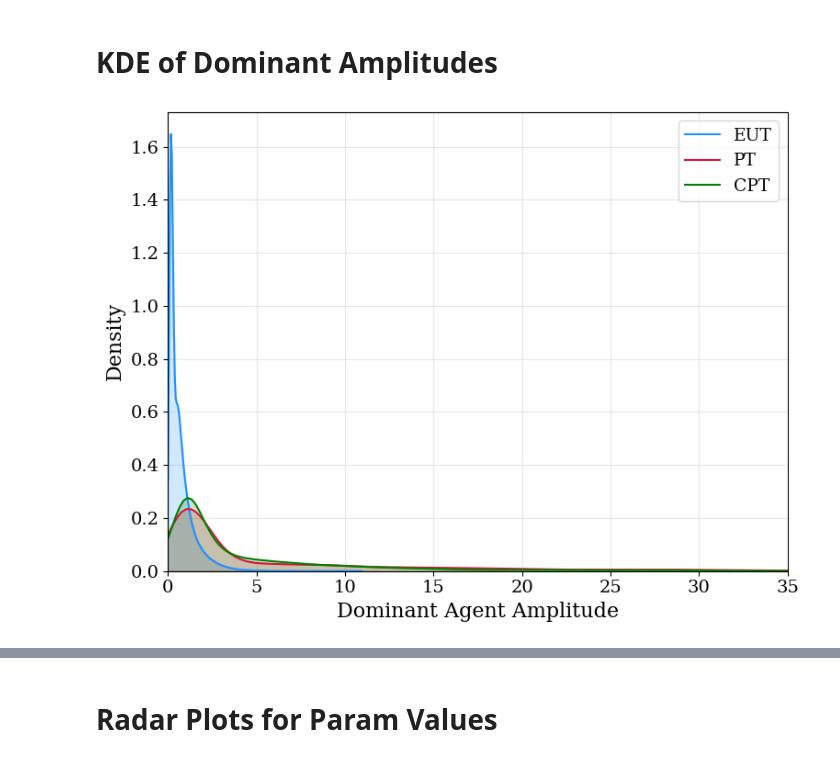
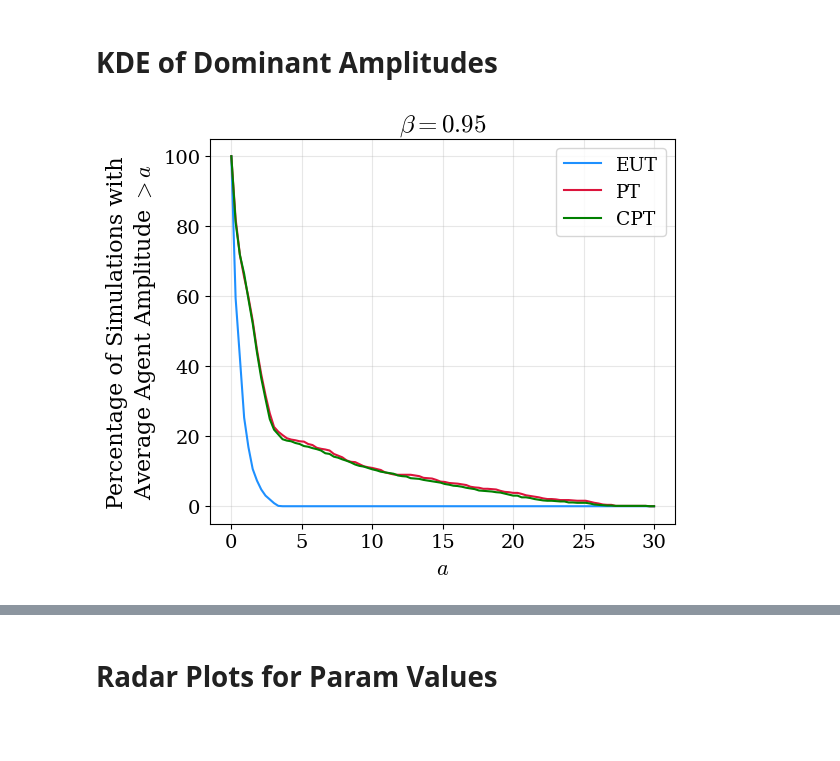
Before and after one commit to charlesaugdupont/cognitive-biases-welfare-volatility, a Jupyter notebook: notebooks/frequency_analysis.ipynb, the cells around one changed output, grey strips where cells are left out. Saved outputs shown, nothing was run; the diff lists cells and outputs as text; code cells hidden in the pictures; blank space fills up the shorter version.

```diff
--- a/notebooks/frequency_analysis.ipynb
+++ b/notebooks/frequency_analysis.ipynb
@@ -175,43 +175,32 @@ plt.show()
 # %% [markdown]
 # KDE of Dominant Amplitudes
 # %%
+plt.figure(figsize=(6,5))
+
+cutoffs = np.linspace(0, 30, 100)
 labels = ["EUT", "PT", "CPT"]
 colors = ["dodgerblue", "crimson", "green"]
-
-for i, model in enumerate(["../eut", "../pt", "../cpt"]):
-    with open(model + "_dominant_frequencies_amplitudes.pickle", "rb") as f:
+for i, model in enumerate(["data/eut/eut_95/", "data/pt/pt_95/", "data/cpt/cpt_kt_95/"]):
+    with open("../"+model + "dominant_frequencies_amplitudes.pickle", "rb") as f:
         amplitudes = pickle.load(f)
-
+    count = []
     sims = [s["amplitudes"] for s in amplitudes]
     sims = np.concatenate(sims)
     sims = sims[~np.isnan(sims)]
+    for mean_dominant_amplitude in cutoffs:
+        subset = [x for x in amplitudes if np.mean(x["amplitudes"]) > mean_dominant_amplitude]
+        count.append(100 * len(subset)/1024)
+    plt.plot(cutoffs, count, label=labels[i], color=colors[i])
 
-    # compute KDE
-    kde = gaussian_kde(sims, bw_method=0.1)
-
-    # grid for x-values
-    x_vals = np.linspace(min(sims), max(sims), 200)
-    y_vals = kde(x_vals)
-
-    y_vals /= np.trapz(y_vals, x_vals)
-    plt.plot(x_vals, y_vals, color=colors[i], label=labels[i], lw=1.5)
-    plt.fill_between(x_vals, y_vals, color=colors[i], alpha=0.2)
-
-plt.xlabel("Dominant Agent Amplitude")
-plt.ylabel("Density")
 plt.legend()
-
-max_x_tick = 35
-plt.xlim(0, 35)
-plt.xticks(np.linspace(0, 35, 8))
-
-plt.ylim(0,)
 plt.grid()
-plt.tight_layout()
-plt.savefig("../figures/agent_amplitude_kde.pdf", bbox_inches="tight")
+plt.ylabel("Percentage of Simulations with" + "\n"+ r"Average Agent Amplitude $> a$")
+plt.xlabel(r"$a$")
+plt.title(r"$\beta=0.95$")
+#plt.savefig("../figures/percent_simulations_amplitude.pdf", bbox_inches="tight")
 plt.show()
 # %% [output]
-[figure, old version]
+[figure, new version]
 # %%
 plt.figure(figsize=(6,5))
 
```
Also changed, not shown: parts of 22 cells of this notebook.
